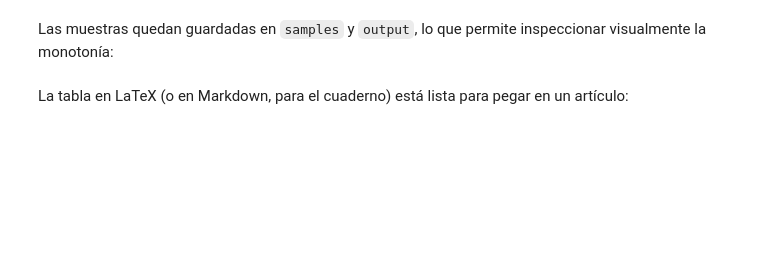
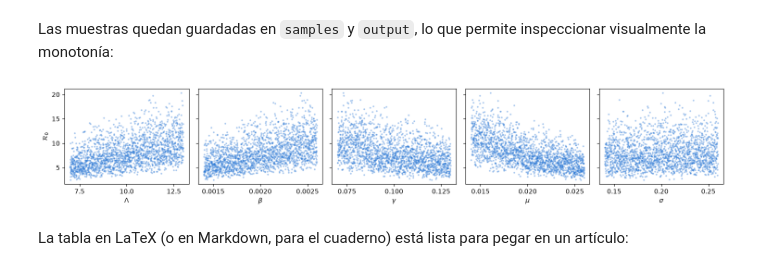
Before and after one commit to Yvan-BM-Git/pyR0compute, a Jupyter notebook: examples/02_sensibilidad_global.ipynb, the cells around one changed output. Drawn from its saved outputs; the diff is of its cells as text; code cells hidden in the pictures; blank space fills up the shorter version.

```diff
--- a/examples/02_sensibilidad_global.ipynb
+++ b/examples/02_sensibilidad_global.ipynb
@@ -69,11 +107,15 @@ Las muestras quedan guardadas en `samples` y `output`, lo que permite inspeccion
 # %%
 names = [p.name for p in res_prcc.parameters]
 fig, axes = plt.subplots(1, len(names), figsize=(3 * len(names), 2.8), sharey=True)
 for ax, j, name in zip(axes, range(len(names)), names):
     ax.scatter(res_prcc.samples[:, j], res_prcc.output, s=3, alpha=0.3, color="#2a78d6")
     ax.set_xlabel(f"${sp.latex(res_prcc.parameters[j])}$")
+    ax.locator_params(axis="x", nbins=3)          # pocas marcas: evita que se superpongan
 axes[0].set_ylabel(r"$\mathcal{R}_0$")
 fig.tight_layout()
+fig.savefig("outputs/02_dispersion_prcc_seir.png", dpi=200, bbox_inches="tight")
+# %% [output]
+[figure, added]
 # %% [markdown]
 La tabla en LaTeX (o en Markdown, para el cuaderno) está lista para pegar en un artículo:
 # %%
```
Also changed, not shown: parts of 16 cells of this notebook, 11 other files.
